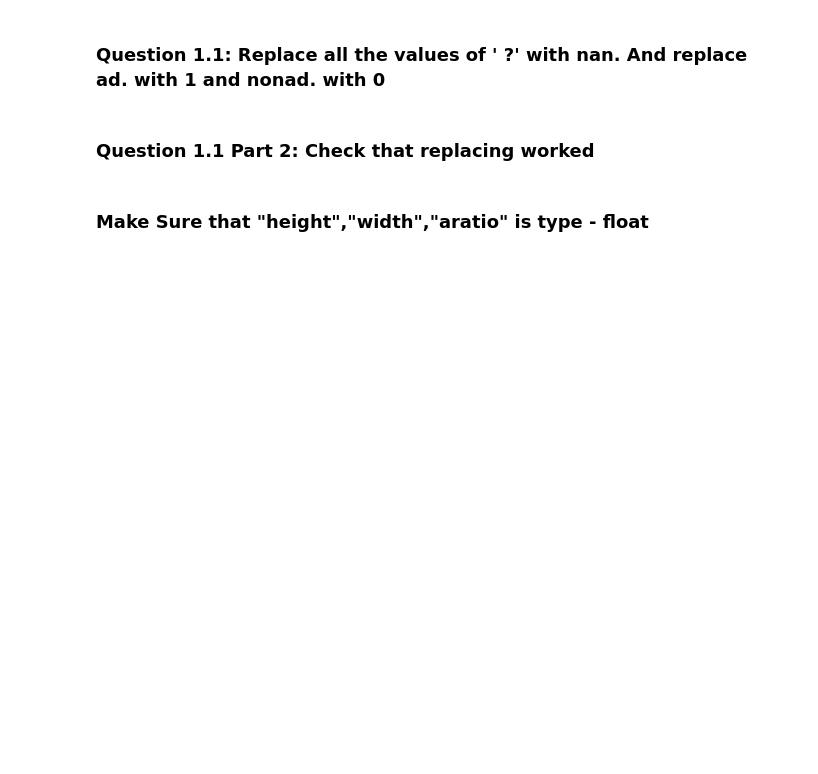
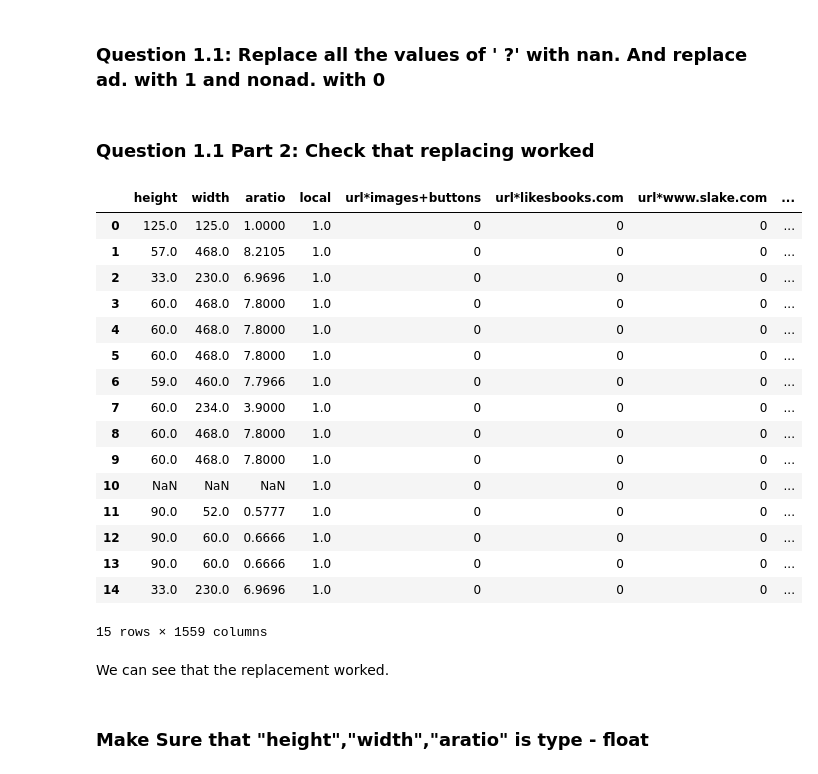
Before and after one commit to rodolfolermacontreras/ML_1_Assignment_4_Real, a Jupyter notebook: Mlearn510-Lesson04-Rodolfo_Lerma.ipynb, the cells around one changed output. Saved outputs shown, nothing was run; the diff lists cells and outputs as text; code cells hidden in the pictures; blank space fills up the shorter version.

```diff
--- a/Mlearn510-Lesson04-Rodolfo_Lerma.ipynb
+++ b/Mlearn510-Lesson04-Rodolfo_Lerma.ipynb
@@ -62,0 +84,11 @@ import numpy as np
+# %%
+import numpy as np
+#Replace "?" values for nan
+options = ["?"," ?" ," ? ","   ?", "     ?", "      ?","       ?","     ?  ","     ?   "]
+for i in options:
+    internetAd.replace(i, np.nan, inplace=True)
+# %%
+#Convert values to numeric
+sample_columns = ['height', 'width', 'aratio', 'local']
+for i in sample_columns:
+    internetAd[i] = pd.to_numeric(internetAd[i])
@@ -63,4 +97,27 @@ import numpy as np
 # %% [markdown]
 ### Question 1.1 Part 2: Check that replacing worked
+# %%
+#Checking if the values were in fact replace
+internetAd.head(15)
+# %% [output]
+|  | height | width | aratio | local | url*images+buttons | url*likesbooks.com | url*www.slake.com | ... |
+| 0 | 125.0 | 125.0 | 1.0000 | 1.0 | 0 | 0 | 0 | ... |
+| 1 | 57.0 | 468.0 | 8.2105 | 1.0 | 0 | 0 | 0 | ... |
+| 2 | 33.0 | 230.0 | 6.9696 | 1.0 | 0 | 0 | 0 | ... |
+| 3 | 60.0 | 468.0 | 7.8000 | 1.0 | 0 | 0 | 0 | ... |
+| 4 | 60.0 | 468.0 | 7.8000 | 1.0 | 0 | 0 | 0 | ... |
+| 5 | 60.0 | 468.0 | 7.8000 | 1.0 | 0 | 0 | 0 | ... |
+| 6 | 59.0 | 460.0 | 7.7966 | 1.0 | 0 | 0 | 0 | ... |
+| 7 | 60.0 | 234.0 | 3.9000 | 1.0 | 0 | 0 | 0 | ... |
+| 8 | 60.0 | 468.0 | 7.8000 | 1.0 | 0 | 0 | 0 | ... |
+| 9 | 60.0 | 468.0 | 7.8000 | 1.0 | 0 | 0 | 0 | ... |
+| 10 | NaN | NaN | NaN | 1.0 | 0 | 0 | 0 | ... |
+| 11 | 90.0 | 52.0 | 0.5777 | 1.0 | 0 | 0 | 0 | ... |
+| 12 | 90.0 | 60.0 | 0.6666 | 1.0 | 0 | 0 | 0 | ... |
+| 13 | 90.0 | 60.0 | 0.6666 | 1.0 | 0 | 0 | 0 | ... |
+| 14 | 33.0 | 230.0 | 6.9696 | 1.0 | 0 | 0 | 0 | ... |
+15 rows × 1559 columns
+# %% [markdown]
+We can see that the replacement worked.
 # %% [markdown]
 ### Make Sure that "height","width","aratio" is type - float
```
Also changed, not shown: parts of 19 cells of this notebook.
